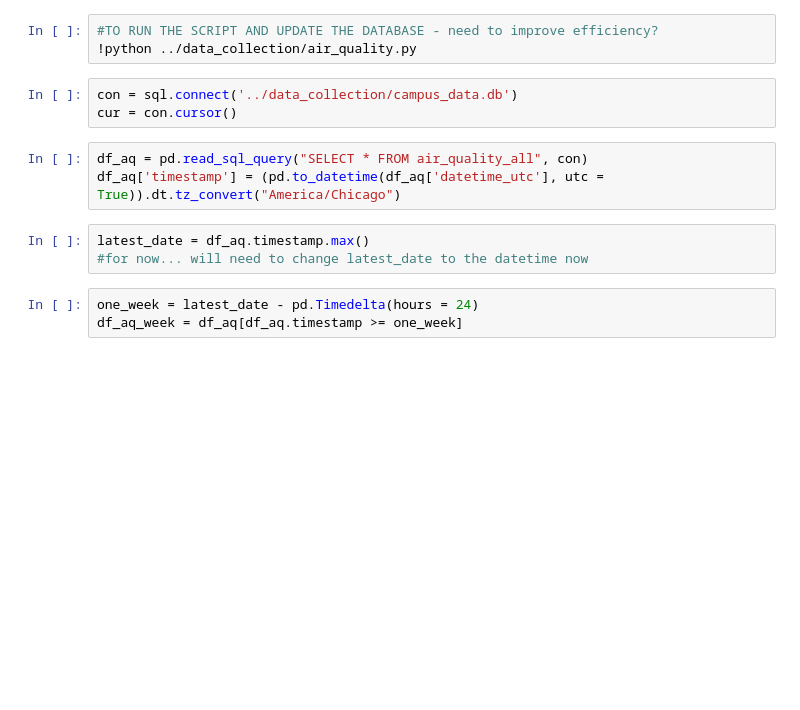
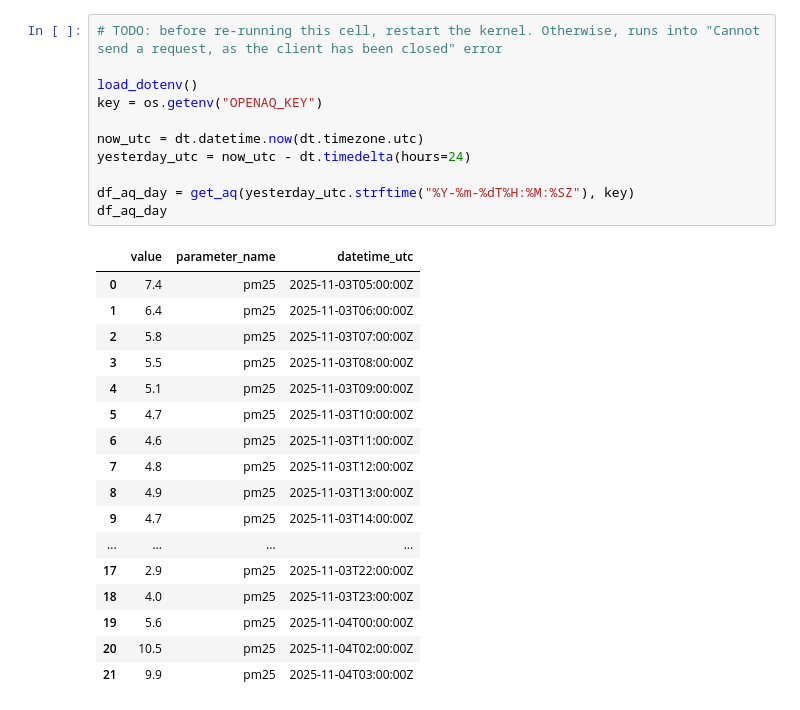
Before and after one commit to infoshubhjain/SIGAIDA-CAMPUS-ENERGY, a Jupyter notebook: ml/aqi_real_time.ipynb, the cells around one changed output. Saved outputs shown, nothing was run; the diff lists cells and outputs as text; blank space fills up the shorter version.

```diff
--- a/ml/aqi_real_time.ipynb
+++ b/ml/aqi_real_time.ipynb
@@ -8,15 +17,29 @@ import matplotlib.dates as pltdates
-# %%
-#TO RUN THE SCRIPT AND UPDATE THE DATABASE - need to improve efficiency?
-!python ../data_collection/air_quality.py
-# %%
-con = sql.connect('../data_collection/campus_data.db')
-cur = con.cursor()
-# %%
-df_aq = pd.read_sql_query("SELECT * FROM air_quality_all", con)
-df_aq['timestamp'] = (pd.to_datetime(df_aq['datetime_utc'], utc = True)).dt.tz_convert("America/Chicago")
-# %%
-latest_date = df_aq.timestamp.max()
-#for now... will need to change latest_date to the datetime now
-# %%
-one_week = latest_date - pd.Timedelta(hours = 24)
-df_aq_week = df_aq[df_aq.timestamp >= one_week]
+# %%
+# TODO: before re-running this cell, restart the kernel. Otherwise, runs into "Cannot send a request, as the client has been closed" error
+
+load_dotenv()
+key = os.getenv("OPENAQ_KEY")
+
+now_utc = dt.datetime.now(dt.timezone.utc)
+yesterday_utc = now_utc - dt.timedelta(hours=24)
+
+df_aq_day = get_aq(yesterday_utc.strftime("%Y-%m-%dT%H:%M:%SZ"), key)
+df_aq_day
+# %% [output]
+|  | value | parameter_name | datetime_utc |
+| 0 | 7.4 | pm25 | 2025-11-03T05:00:00Z |
+| 1 | 6.4 | pm25 | 2025-11-03T06:00:00Z |
+| 2 | 5.8 | pm25 | 2025-11-03T07:00:00Z |
+| 3 | 5.5 | pm25 | 2025-11-03T08:00:00Z |
+| 4 | 5.1 | pm25 | 2025-11-03T09:00:00Z |
+| 5 | 4.7 | pm25 | 2025-11-03T10:00:00Z |
+| 6 | 4.6 | pm25 | 2025-11-03T11:00:00Z |
+| 7 | 4.8 | pm25 | 2025-11-03T12:00:00Z |
+| 8 | 4.9 | pm25 | 2025-11-03T13:00:00Z |
+| 9 | 4.7 | pm25 | 2025-11-03T14:00:00Z |
+| ... | ... | ... | ... |
+| 17 | 2.9 | pm25 | 2025-11-03T22:00:00Z |
+| 18 | 4.0 | pm25 | 2025-11-03T23:00:00Z |
+| 19 | 5.6 | pm25 | 2025-11-04T00:00:00Z |
+| 20 | 10.5 | pm25 | 2025-11-04T02:00:00Z |
+| 21 | 9.9 | pm25 | 2025-11-04T03:00:00Z |
```
Also changed, not shown: parts of 3 cells of this notebook, 6 other files.
